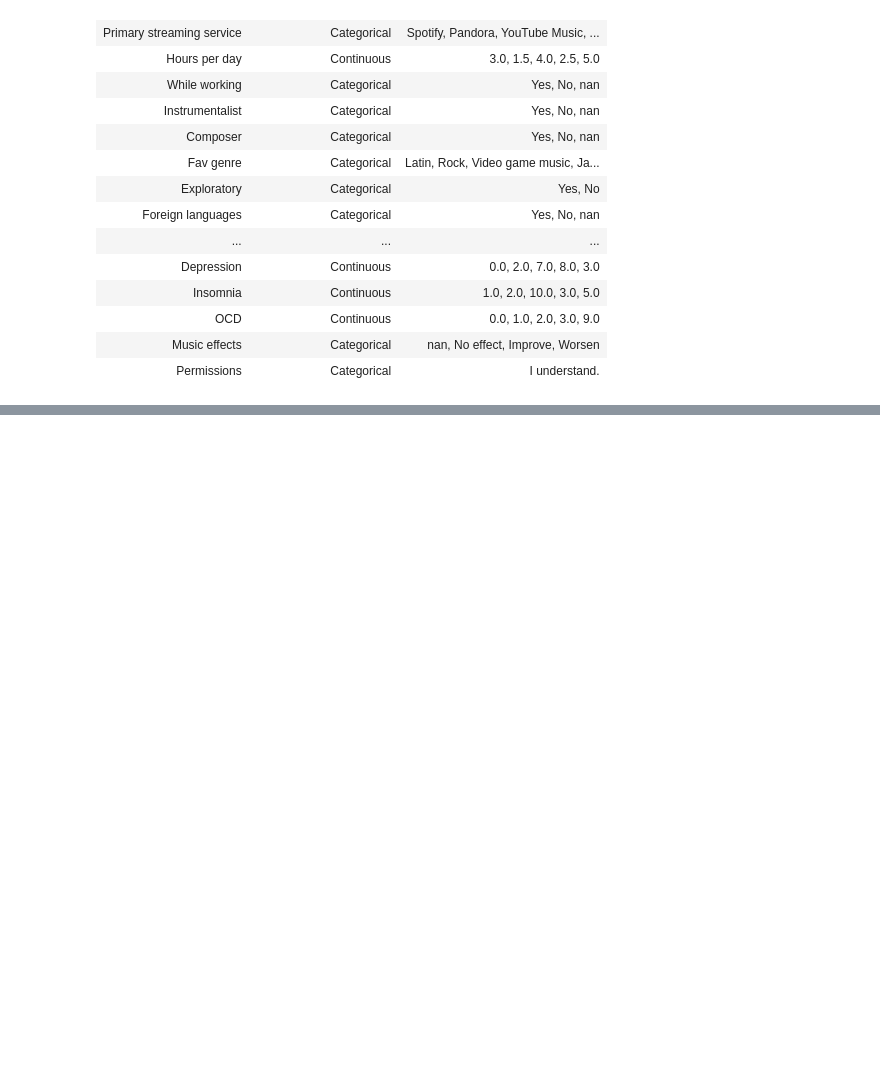
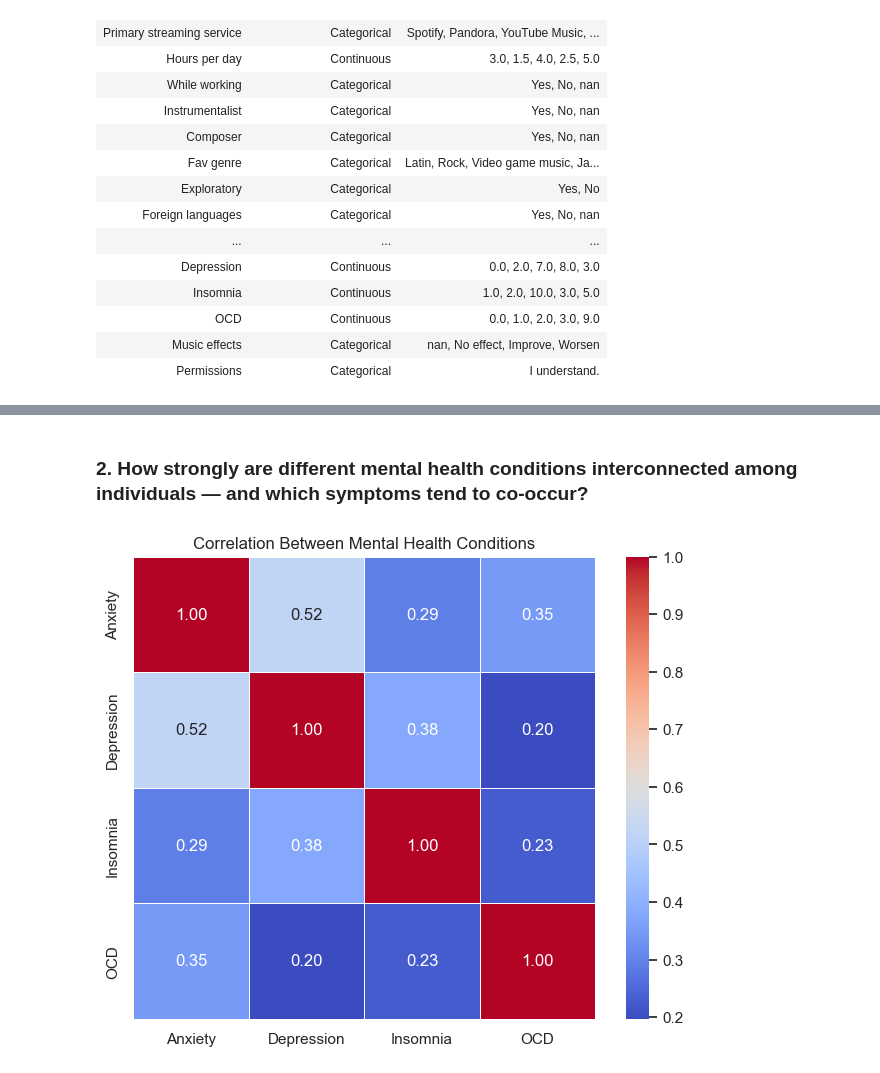
Before and after one commit to AshokKasaram/Music-Therapy, a Jupyter notebook: Music Therapy Project.ipynb, the cells around one changed output, grey strips where cells are left out. Cells and saved outputs as stored; diff of their text form; code cells hidden in the pictures; blank space fills up the shorter version.

```diff
--- a/Music Therapy Project.ipynb
+++ b/Music Therapy Project.ipynb
@@ -485,18 +127,0 @@ plt.show()
-# %%
-# Copying the dataset to avoid modifying the original
-df_cleaned = df.copy()
-
-# Step 1: Handling Missing Values
-
-# Filling missing BPM values with median
-df_cleaned["BPM"].fillna(df_cleaned["BPM"].median(), inplace=True)
-
-# Filling categorical missing values with mode (most frequent value)
-categorical_cols = ["While working", "Instrumentalist", "Composer", "Foreign languages"]
-for col in categorical_cols:
-    df_cleaned[col].fillna(df_cleaned[col].mode()[0], inplace=True)
-
-# Dropping rows with missing critical data (Age & Streaming Service)
-df_cleaned.dropna(subset=["Age", "Primary streaming service", "Music effects"], inplace=True)
-
-df_cleaned
@@ -1154,0 +746,14 @@ with open('uploaded_image.jpg', 'wb') as f:
+# %% [markdown]
+### 2. How strongly are different mental health conditions interconnected among individuals — and which symptoms tend to co-occur?
+# %%
+# Calculate correlation matrix for mental health scores
+mental_health_scores = df_cleaned[["Anxiety", "Depression", "Insomnia", "OCD"]]
+correlation_matrix = mental_health_scores.corr()
+
+# Plot the heatmap
+plt.figure(figsize=(8, 6))
+sns.heatmap(correlation_matrix, annot=True, cmap="coolwarm", fmt=".2f", square=True, linewidths=0.5)
+plt.title("Correlation Between Mental Health Conditions")
+plt.show()
+# %% [output]
+[figure, added]
```
Also changed, not shown: parts of 115 cells of this notebook.
